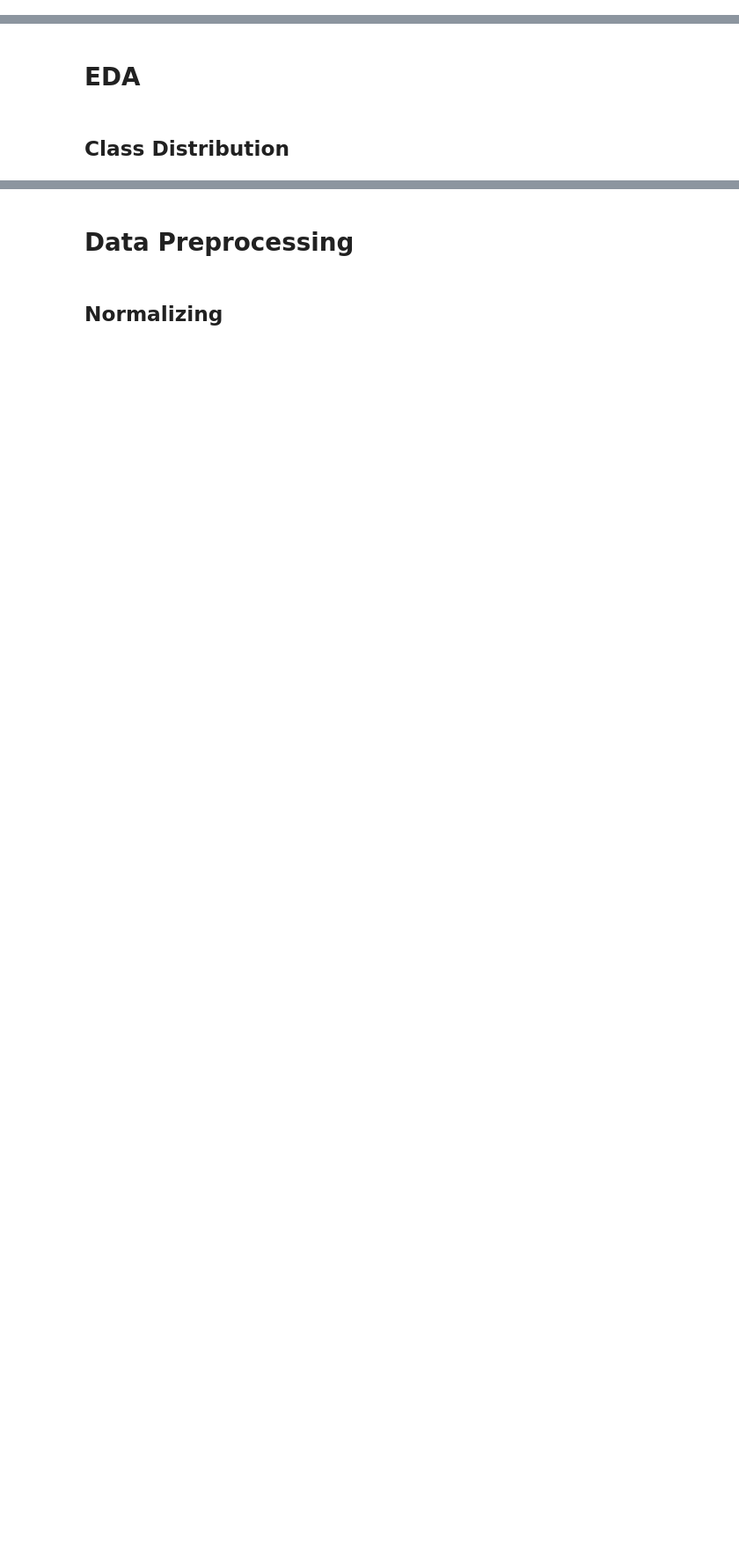
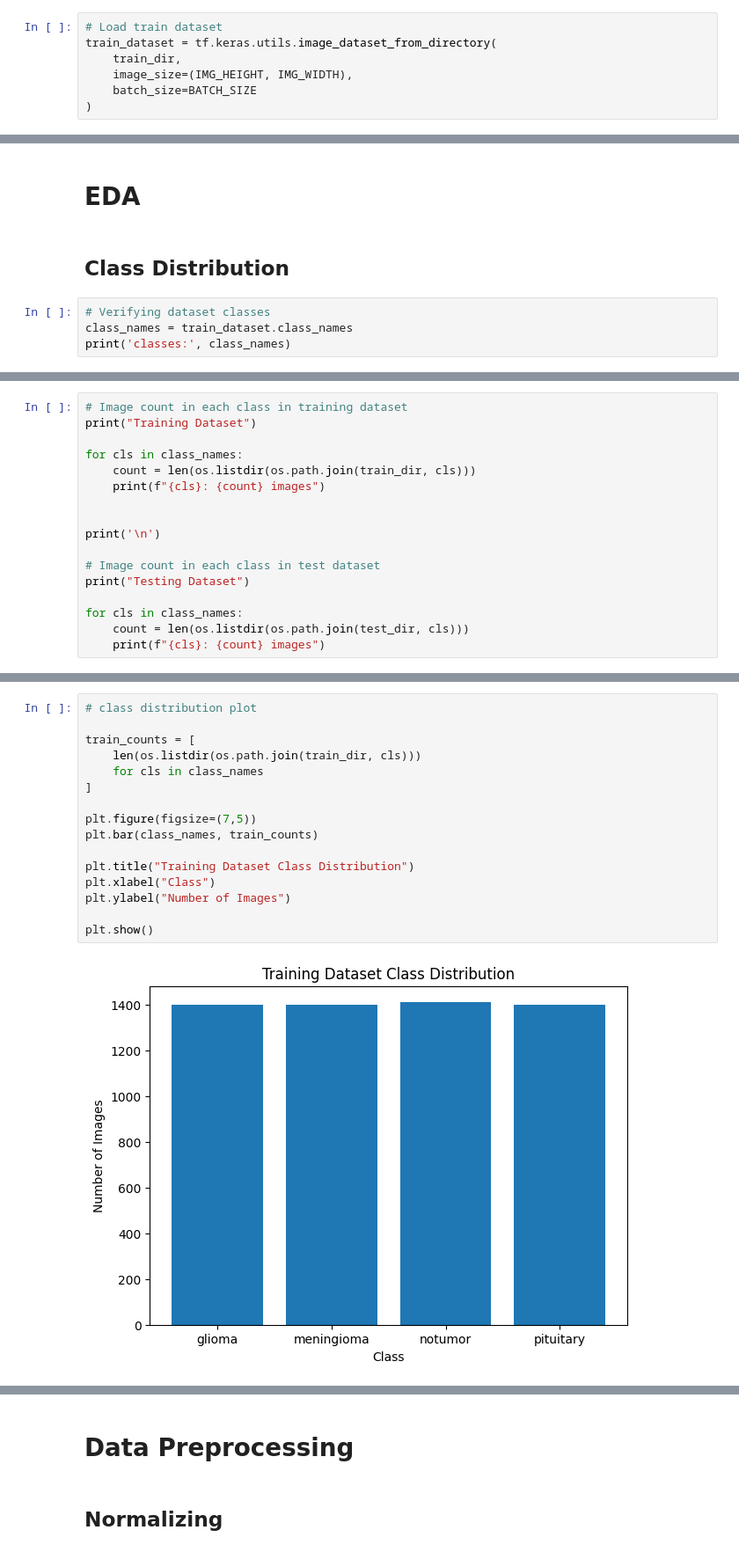
Before and after one commit to Govind-2004/Computer_Vision_Parallel_Project_Group_2, a Jupyter notebook: Group_2_CNN_Model.ipynb, the cells around one changed output, grey strips where cells are left out. Shown at 88% size. Saved outputs shown, nothing was run; the diff lists cells and outputs as text; blank space fills up the shorter version.

```diff
--- a/Group_2_CNN_Model.ipynb
+++ b/Group_2_CNN_Model.ipynb
@@ -6,0 +30,7 @@
+# %%
+# Load train dataset
+train_dataset = tf.keras.utils.image_dataset_from_directory(
+    train_dir,
+    image_size=(IMG_HEIGHT, IMG_WIDTH),
+    batch_size=BATCH_SIZE
+)
@@ -8,3 +65,7 @@
 # EDA
 # %% [markdown]
 ## Class Distribution
+# %%
+# Verifying dataset classes
+class_names = train_dataset.class_names
+print('classes:', class_names)
@@ -10,0 +74,17 @@
+# %%
+# Image count in each class in training dataset
+print("Training Dataset")
+
+for cls in class_names:
+    count = len(os.listdir(os.path.join(train_dir, cls)))
+    print(f"{cls}: {count} images")
+
+
+print('\n')
+
+# Image count in each class in test dataset
+print("Testing Dataset")
+
+for cls in class_names:
+    count = len(os.listdir(os.path.join(test_dir, cls)))
+    print(f"{cls}: {count} images")
@@ -10,0 +104,18 @@
+# %%
+# class distribution plot
+
+train_counts = [
+    len(os.listdir(os.path.join(train_dir, cls)))
+    for cls in class_names
+]
+
+plt.figure(figsize=(7,5))
+plt.bar(class_names, train_counts)
+
+plt.title("Training Dataset Class Distribution")
+plt.xlabel("Class")
+plt.ylabel("Number of Images")
+
+plt.show()
+# %% [output]
+[figure, added]
```
Also changed, not shown: parts of 21 cells of this notebook.
